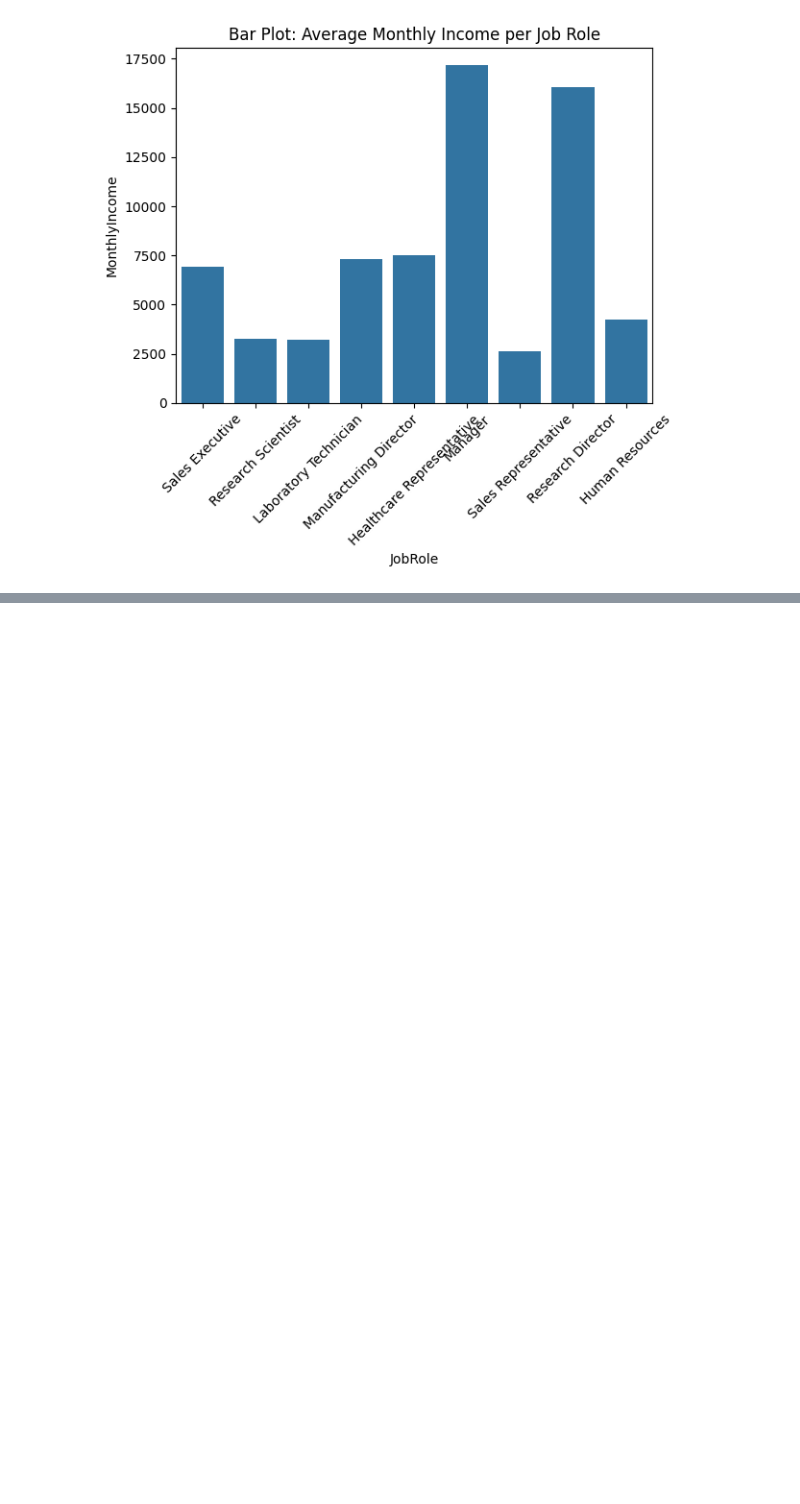
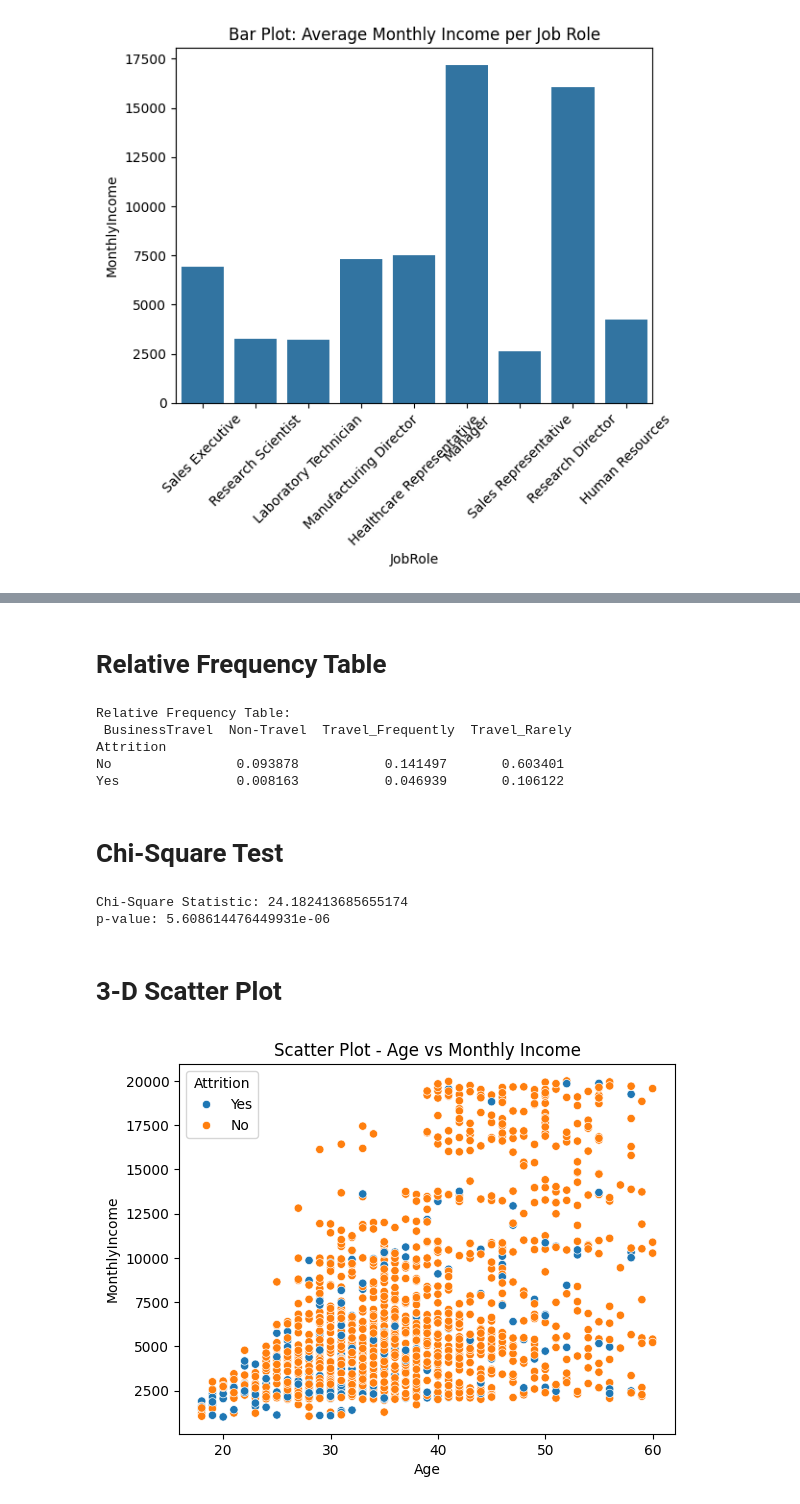
Before and after one commit to PrakulSmarty/EDA_Theory_03, a Jupyter notebook: Module4_21BDS0003.ipynb, the cells around one changed output, grey strips where cells are left out. Saved outputs shown, nothing was run; the diff lists cells and outputs as text; code cells hidden in the pictures; blank space fills up the shorter version.

```diff
--- a/Module4_21BDS0003.ipynb
+++ b/Module4_21BDS0003.ipynb
@@ -264,0 +330,33 @@ The `ci` parameter is deprecated. Use `errorbar=None` for the same effect.
+# %% [markdown]
+# Relative Frequency Table
+# %%
+relative_frequency = contingency_table / contingency_table.sum().sum()
+print("Relative Frequency Table:\n", relative_frequency)
+# %% [output]
+Relative Frequency Table:
+ BusinessTravel  Non-Travel  Travel_Frequently  Travel_Rarely
+Attrition
+No                0.093878           0.141497       0.603401
+Yes               0.008163           0.046939       0.106122
+# %% [markdown]
+# Chi-Square Test
+# %%
+from scipy.stats import chi2_contingency
+
+chi2, p, dof, ex = chi2_contingency(contingency_table)
+print("Chi-Square Statistic:", chi2)
+print("p-value:", p)
+# %% [output]
+Chi-Square Statistic: 24.182413685655174
+p-value: 5.608614476449931e-06
+# %% [markdown]
+# 3-D Scatter Plot
+# %%
+import seaborn as sns
+import matplotlib.pyplot as plt
+
+sns.scatterplot(data=df, x='Age', y='MonthlyIncome', hue='Attrition')
+plt.title('Scatter Plot - Age vs Monthly Income')
+plt.show()
+# %% [output]
+[figure, added]
```
Also changed, not shown: parts of 23 cells of this notebook.
